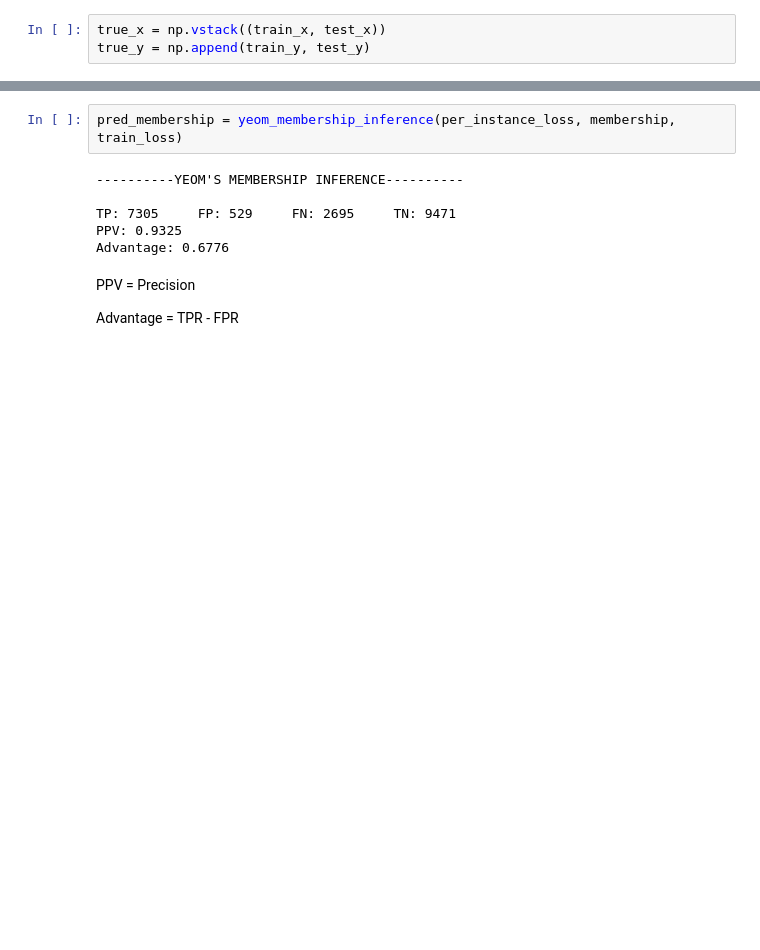
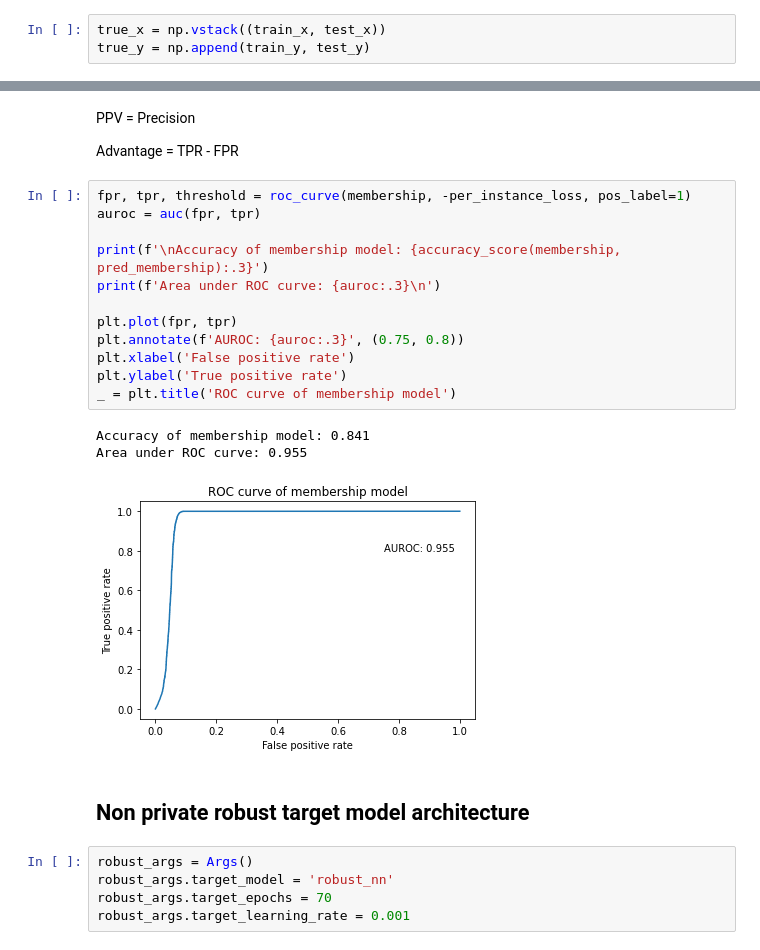
Before and after one commit to sanjyotUM/EvaluatingDPML, a Jupyter notebook: notebooks/explore.ipynb, the cells around one changed output, grey strips where cells are left out. Saved outputs shown, nothing was run; the diff lists cells and outputs as text; blank space fills up the shorter version.

Commit message:
Analysis of robust_nn vs original nn

```diff
--- a/notebooks/explore.ipynb
+++ b/notebooks/explore.ipynb
@@ -97,12 +109,27 @@ per_instance_loss = np.array(log_loss(true_y, pred_y))
-# %%
-pred_membership = yeom_membership_inference(per_instance_loss, membership, train_loss)
-# %% [output]
-----------YEOM'S MEMBERSHIP INFERENCE----------
-
-TP: 7305     FP: 529     FN: 2695     TN: 9471
-PPV: 0.9325
-Advantage: 0.6776
 # %% [markdown]
 PPV = Precision
 
 Advantage = TPR - FPR
+# %%
+fpr, tpr, threshold = roc_curve(membership, -per_instance_loss, pos_label=1)
+auroc = auc(fpr, tpr)
+
+print(f'\nAccuracy of membership model: {accuracy_score(membership, pred_membership):.3}')
+print(f'Area under ROC curve: {auroc:.3}\n')
+
+plt.plot(fpr, tpr)
+plt.annotate(f'AUROC: {auroc:.3}', (0.75, 0.8))
+plt.xlabel('False positive rate')
+plt.ylabel('True positive rate')
+_ = plt.title('ROC curve of membership model')
+# %% [output]
+Accuracy of membership model: 0.841
+Area under ROC curve: 0.955
+[figure, added]
+# %% [markdown]
+## Non private robust target model architecture
+# %%
+robust_args = Args()
+robust_args.target_model = 'robust_nn'
+robust_args.target_epochs = 70
+robust_args.target_learning_rate = 0.001
```
Also changed, not shown: parts of 11 cells of this notebook.
